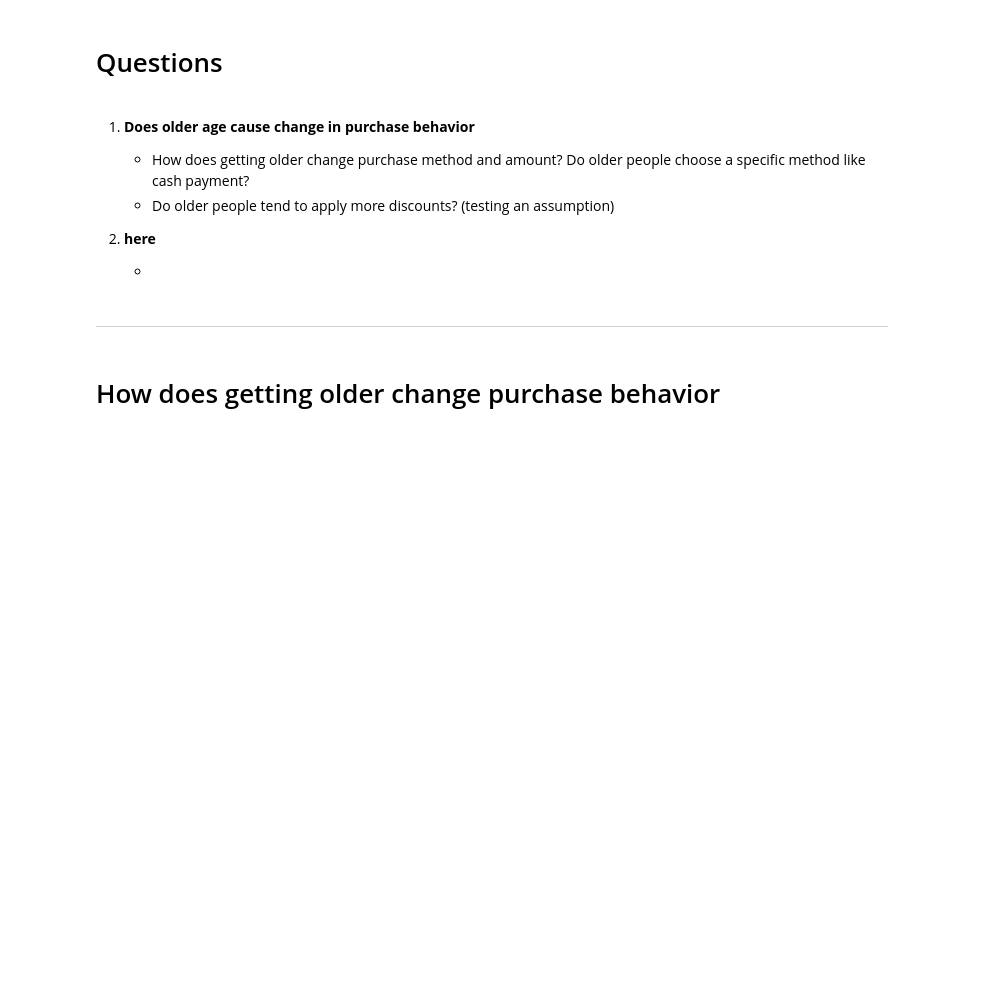
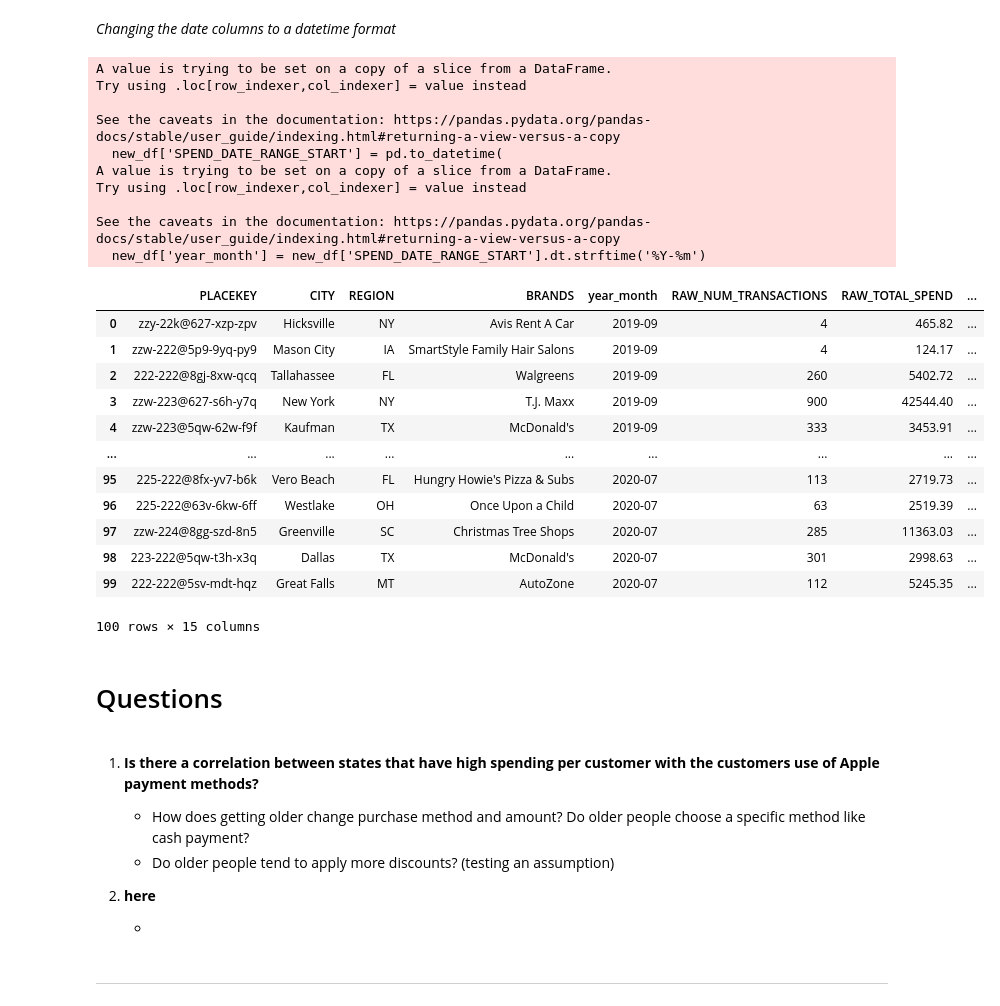
Before and after one commit to DiaHere/Food-and-Beverage-across-all-US-states-Analysis, a Jupyter notebook: notebook.ipynb, the cells around one changed output. Saved outputs shown, nothing was run; the diff lists cells and outputs as text; code cells hidden in the pictures; blank space fills up the shorter version.

```diff
--- a/notebook.ipynb
+++ b/notebook.ipynb
@@ -77,0 +115,8 @@ average amount of purchases per city: 1.9923493783869939
+# %%
+# Create new columns with the tuples of the messy values of those two columns
+
+new_df['streaming_services'] = new_df['RELATED_STREAMING_CABLE_PCT'].apply(lambda x: tuple(x.items()) if isinstance(x, dict) else [])
+new_df['payment_methods'] = new_df['RELATED_PAYMENT_PLATFORM_PCT'].apply(lambda x: list(x.items()) if isinstance(x, dict) else [])
+new_df['Spend_Per_transaction_by_day'] = new_df['SPEND_PER_TRANSACTION_BY_DAY'].apply(lambda lst: [0 if x == None else x for x in lst])
+
+new_df
@@ -77,0 +152,4 @@ average amount of purchases per city: 1.9923493783869939
+# %%
+# There is no need for those columns anymore
+
+new_df.drop(columns = ['RELATED_STREAMING_CABLE_PCT','RELATED_PAYMENT_PLATFORM_PCT','SPEND_DATE_RANGE_END','SPEND_PER_TRANSACTION_BY_DAY'], errors = 'ignore', inplace=True)
@@ -78,7 +161,52 @@ average amount of purchases per city: 1.9923493783869939
+# %% [markdown]
+*Changing the date columns to a datetime format*
+# %%
+# Change the start date column to a datetime type
+new_df['SPEND_DATE_RANGE_START'] = pd.to_datetime(
+    new_df['SPEND_DATE_RANGE_START'],
+    format='%Y-%m-%dT%H:%M:%S%z',
+    utc=True
+).dt.tz_convert(None)
+
+# Extract the Year and Month
+# year_month column contains the start month of the data and ends at the start of the next month
+new_df['year_month'] = new_df['SPEND_DATE_RANGE_START'].dt.strftime('%Y-%m')
+col = new_df.pop('year_month')
+new_df.insert(5, col.name, col)
+
+# sort the values based on date and drop the unecessary column
+df_cleaned = new_df.sort_values(['year_month']).reset_index(drop = True)
+df_cleaned.drop(columns = ['SPEND_DATE_RANGE_START'], errors = 'ignore', inplace=True)
+
+df_cleaned
+# %% [output]
+A value is trying to be set on a copy of a slice from a DataFrame.
+Try using .loc[row_indexer,col_indexer] = value instead
+
+See the caveats in the documentation: https://pandas.pydata.org/pandas-docs/stable/user_guide/indexing.html#returning-a-view-versus-a-copy
+  new_df['SPEND_DATE_RANGE_START'] = pd.to_datetime(
+A value is trying to be set on a copy of a slice from a DataFrame.
+Try using .loc[row_indexer,col_indexer] = value instead
+
+See the caveats in the documentation: https://pandas.pydata.org/pandas-docs/stable/user_guide/indexing.html#returning-a-view-versus-a-copy
+  new_df['year_month'] = new_df['SPEND_DATE_RANGE_START'].dt.strftime('%Y-%m')
+|  | PLACEKEY | CITY | REGION | BRANDS | year_month | RAW_NUM_TRANSACTIONS | RAW_TOTAL_SPEND | ... |
+| 0 | zzy-22k@627-xzp-zpv | Hicksville | NY | Avis Rent A Car | 2019-09 | 4 | 465.82 | ... |
+| 1 | zzw-222@5p9-9yq-py9 | Mason City | IA | SmartStyle Family Hair Salons | 2019-09 | 4 | 124.17 | ... |
+| 2 | 222-222@8gj-8xw-qcq | Tallahassee | FL | Walgreens | 2019-09 | 260 | 5402.72 | ... |
+| 3 | zzw-223@627-s6h-y7q | New York | NY | T.J. Maxx | 2019-09 | 900 | 42544.40 | ... |
+| 4 | zzw-223@5qw-62w-f9f | Kaufman | TX | McDonald's | 2019-09 | 333 | 3453.91 | ... |
+| ... | ... | ... | ... | ... | ... | ... | ... | ... |
+| 95 | 225-222@8fx-yv7-b6k | Vero Beach | FL | Hungry Howie's Pizza & Subs | 2020-07 | 113 | 2719.73 | ... |
+| 96 | 225-222@63v-6kw-6ff | Westlake | OH | Once Upon a Child | 2020-07 | 63 | 2519.39 | ... |
+| 97 | zzw-224@8gg-szd-8n5 | Greenville | SC | Christmas Tree Shops | 2020-07 | 285 | 11363.03 | ... |
+| 98 | 223-222@5qw-t3h-x3q | Dallas | TX | McDonald's | 2020-07 | 301 | 2998.63 | ... |
+| 99 | 222-222@5sv-mdt-hqz | Great Falls | MT | AutoZone | 2020-07 | 112 | 5245.35 | ... |
+100 rows × 15 columns
 # %% [markdown]
 # Questions
 # %% [markdown]
-1. **Does older age cause change in purchase behavior**
+1. **Is there a correlation between states that have high spending per customer with the customers use of Apple payment methods?**
     - How does getting older change purchase method and amount? Do older people choose a specific method like cash payment?
     - Do older people tend to apply more discounts? (testing an assumption)
 2. **here**
@@ -86,5 +214,3 @@ average amount of purchases per city: 1.9923493783869939
     -
 # %% [markdown]
 ---------
-# %% [markdown]
-# How does getting older change purchase behavior
```
Also changed, not shown: parts of 20 cells of this notebook, 1 other file.
